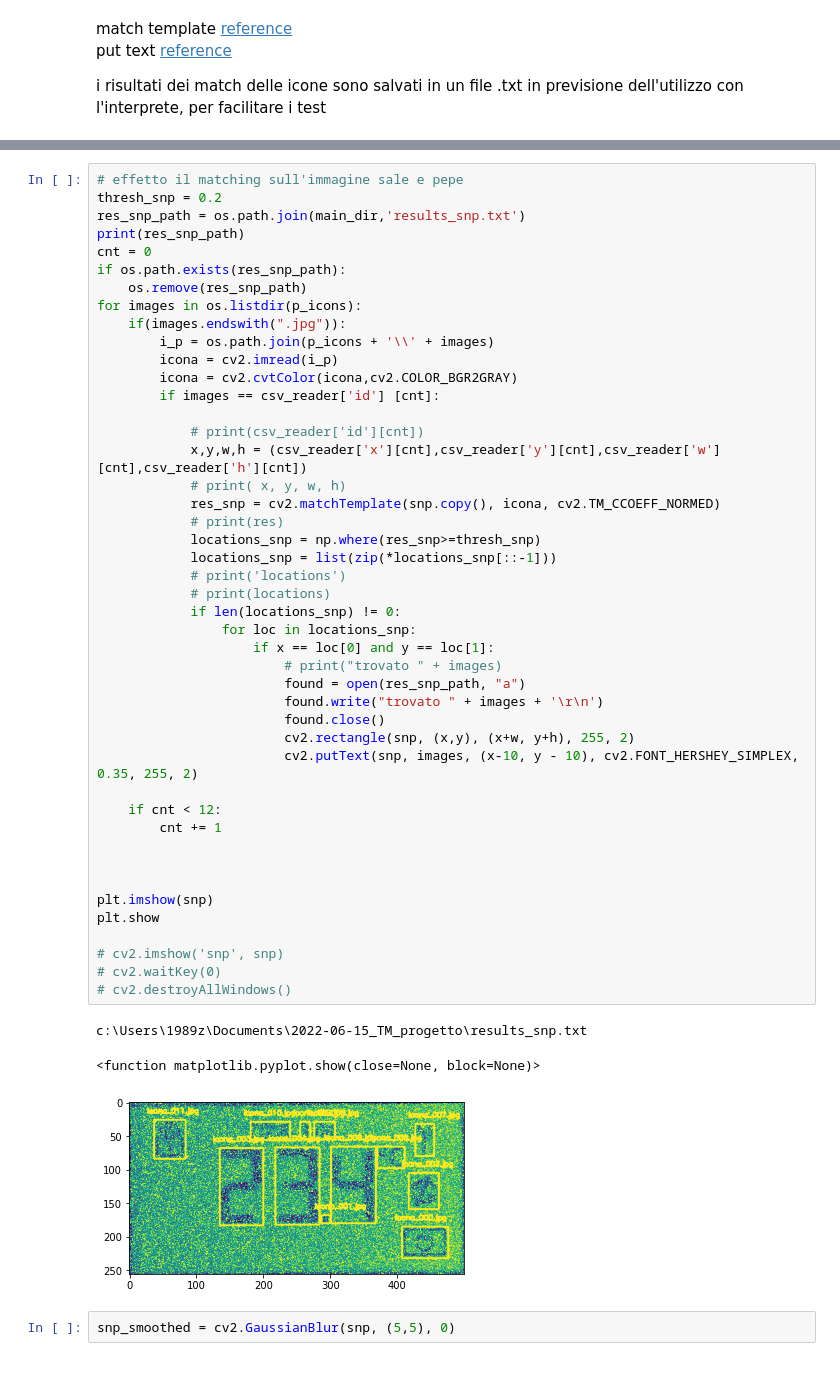
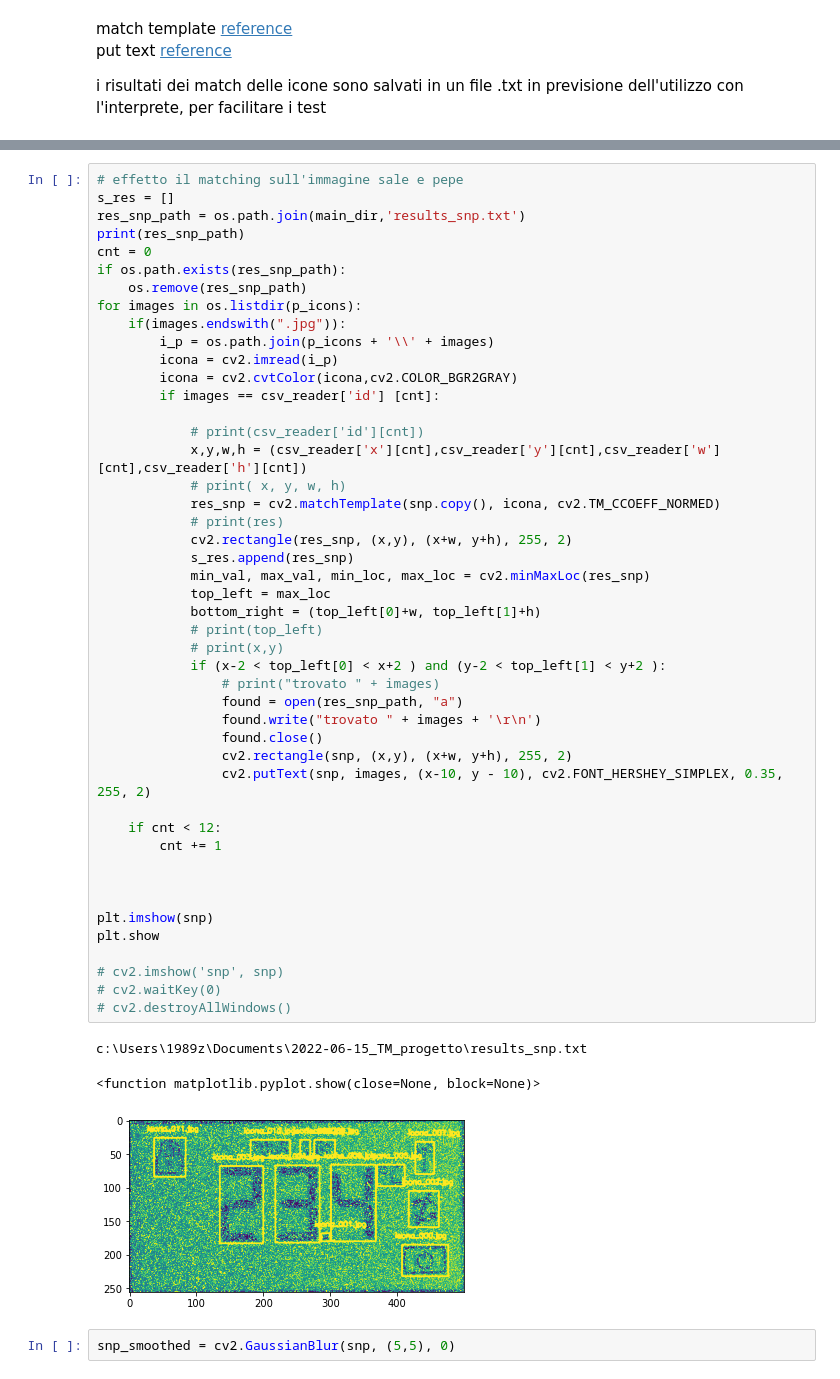
Before and after one commit to TancrediZini/2022-06-15_TM_progetto, a Jupyter notebook: main.ipynb, the cells around one changed output, grey strips where cells are left out. Cells and saved outputs as stored; diff of their text form.

```diff
--- a/main.ipynb
+++ b/main.ipynb
@@ -411,52 +414,53 @@ plt.show
 # %%
 # effetto il matching sull'immagine sale e pepe
-thresh_snp = 0.2
+s_res = []
 res_snp_path = os.path.join(main_dir,'results_snp.txt')
 print(res_snp_path)
 cnt = 0
 if os.path.exists(res_snp_path):
     os.remove(res_snp_path)
 for images in os.listdir(p_icons):
     if(images.endswith(".jpg")):
         i_p = os.path.join(p_icons + '\\' + images)
         icona = cv2.imread(i_p)
         icona = cv2.cvtColor(icona,cv2.COLOR_BGR2GRAY)
         if images == csv_reader['id'] [cnt]:
 
             # print(csv_reader['id'][cnt])
             x,y,w,h = (csv_reader['x'][cnt],csv_reader['y'][cnt],csv_reader['w'][cnt],csv_reader['h'][cnt])
             # print( x, y, w, h)
             res_snp = cv2.matchTemplate(snp.copy(), icona, cv2.TM_CCOEFF_NORMED)
             # print(res)
-            locations_snp = np.where(res_snp>=thresh_snp)
-            locations_snp = list(zip(*locations_snp[::-1]))
-            # print('locations')
-            # print(locations)
-            if len(locations_snp) != 0:
-                for loc in locations_snp:
-                    if x == loc[0] and y == loc[1]:
-                        # print("trovato " + images)
-                        found = open(res_snp_path, "a")
-                        found.write("trovato " + images + '\r\n')
-                        found.close()
-                        cv2.rectangle(snp, (x,y), (x+w, y+h), 255, 2)
-                        cv2.putText(snp, images, (x-10, y - 10), cv2.FONT_HERSHEY_SIMPLEX, 0.35, 255, 2)
+            cv2.rectangle(res_snp, (x,y), (x+w, y+h), 255, 2)
+            s_res.append(res_snp)
+            min_val, max_val, min_loc, max_loc = cv2.minMaxLoc(res_snp)
+            top_left = max_loc
+            bottom_right = (top_left[0]+w, top_left[1]+h)
+            # print(top_left)
+            # print(x,y)
+            if (x-2 < top_left[0] < x+2 ) and (y-2 < top_left[1] < y+2 ):
+                # print("trovato " + images)
+                found = open(res_snp_path, "a")
+                found.write("trovato " + images + '\r\n')
+                found.close()
+                cv2.rectangle(snp, (x,y), (x+w, y+h), 255, 2)
+                cv2.putText(snp, images, (x-10, y - 10), cv2.FONT_HERSHEY_SIMPLEX, 0.35, 255, 2)
 
     if cnt < 12:
         cnt += 1
 
 
 
 plt.imshow(snp)
 plt.show
 
 # cv2.imshow('snp', snp)
 # cv2.waitKey(0)
 # cv2.destroyAllWindows()
 # %% [output]
 c:\Users\1989z\Documents\2022-06-15_TM_progetto\results_snp.txt
 <function matplotlib.pyplot.show(close=None, block=None)>
-[figure, old version]
+[figure, new version]
 # %%
 snp_smoothed = cv2.GaussianBlur(snp, (5,5), 0)
 # %%
```
Also changed, not shown: parts of 11 cells of this notebook, 15 other files.
